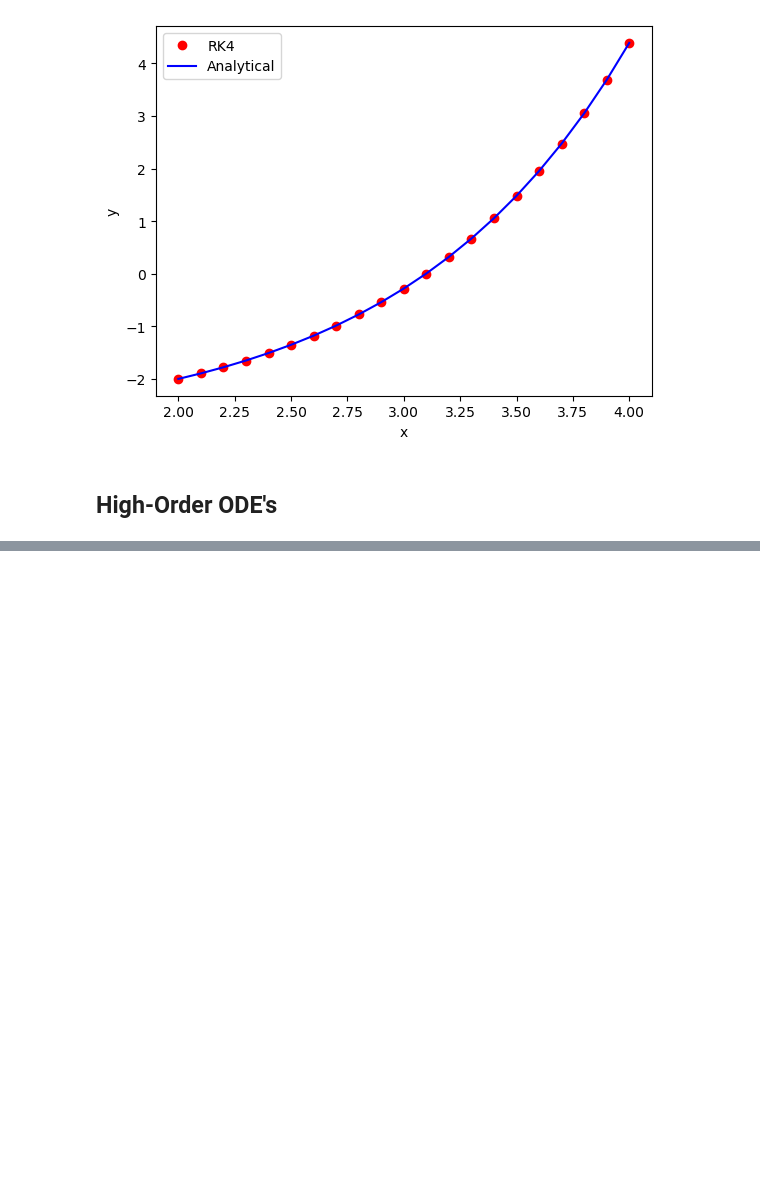
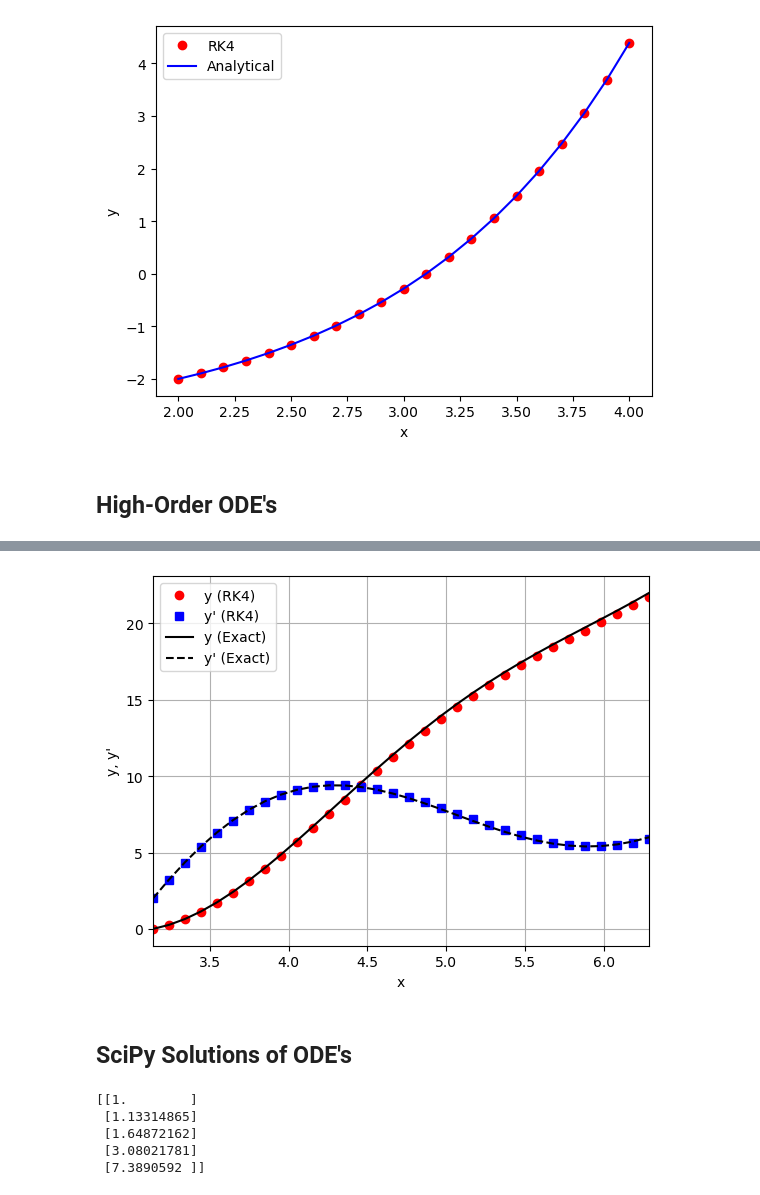
Before and after one commit to jpaguilarc99/PIML-EDP, a Jupyter notebook: numerical-methods/ordinary_differential_equations.ipynb, the cells around one changed output, grey strips where cells are left out. Saved outputs shown, nothing was run; the diff lists cells and outputs as text; code cells hidden in the pictures; blank space fills up the shorter version.

```diff
--- a/numerical-methods/ordinary_differential_equations.ipynb
+++ b/numerical-methods/ordinary_differential_equations.ipynb
@@ -195,0 +315,30 @@ x                y(RK4)          y(Analytical)
+# %%
+plt.plot(xp, yp, color = 'r', marker = 'o', ls = '', label='y (RK4)')
+plt.plot(xp, up, color = 'b', marker = 's', ls = '', label='y\' (RK4)')
+plt.plot(xp, f(xp), color = 'k', lw = 1.5, ls = '-', label='y (Exact)')
+plt.plot(xp, df(xp), color = 'k', lw = 1.5, ls = '--', label='y\' (Exact)')
+plt.xlabel('x')
+plt.ylabel('y, y\'')
+plt.legend(loc = 'upper left')
+plt.grid()
+plt.axis([np.pi, 2*np.pi, None, None])
+plt.show()
+# %% [output]
+[figure, added]
+# %% [markdown]
+## SciPy Solutions of ODE's
+# %%
+from scipy.integrate import odeint
+from numpy import linspace, arange
+
+dy = lambda y, x: x*y
+y0 = 1
+x = linspace(0, 2, 5)
+y = odeint(dy, y0, x)
+print(y)
+# %% [output]
+[[1.        ]
+ [1.13314865]
+ [1.64872162]
+ [3.08021781]
+ [7.3890592 ]]
```
Also changed, not shown: parts of 4 cells of this notebook.
